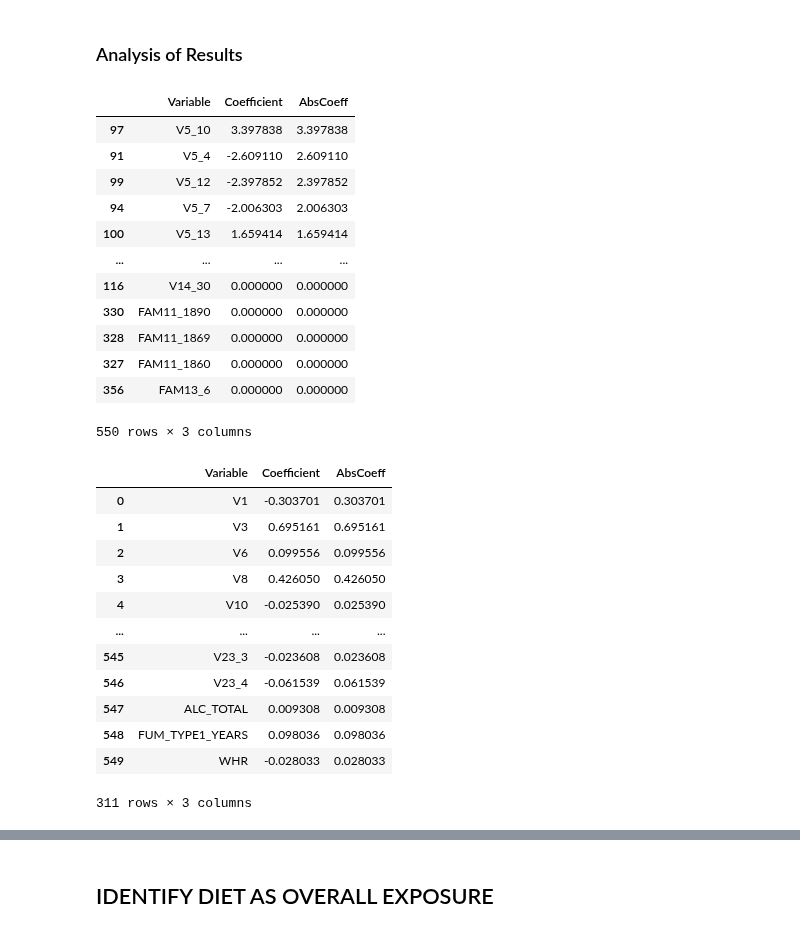
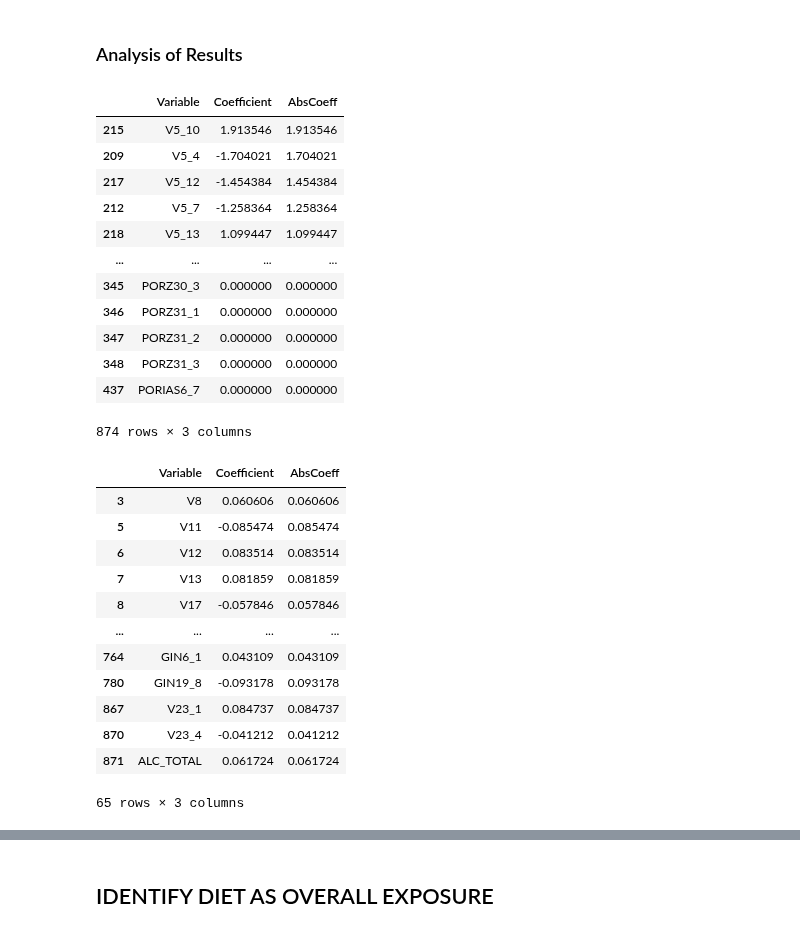
Before and after one commit to Paolaloi/EpidemLab, a Jupyter notebook: PL.ipynb, the cells around one changed output, grey strips where cells are left out. Drawn from its saved outputs; the diff is of its cells as text; code cells hidden in the pictures.

```diff
--- a/PL.ipynb
+++ b/PL.ipynb
@@ -606,10 +606,25 @@ non_diet_var = ['V1',
 # REMOVING DIET VARIABLES
 diet_vars = [
     # Fats
-    'COND1', 'COND2', 'COND3', 'COND4', 'COND5', 'COND6', 'COND7', 'COND8', 'COND9', 'COND10',
+    'COND1_1', 'COND1_2', 'COND1_3', 'COND1_4', 'COND1_5', 'COND1_6', 'COND1_7',
+    'COND2_1', 'COND2_2', 'COND2_3', 'COND2_5', 'COND2_6', 'COND2_8',
+    'COND3_1', 'COND3_2', 'COND3_3', 'COND3_4', 'COND3_5', 'COND3_6', 'COND3_7', 'COND3_8',
+    'COND4_1', 'COND4_2', 'COND4_3', 'COND4_4', 'COND4_5', 'COND4_6', 'COND4_7', 'COND4_8',
+    'COND5_1', 'COND5_2', 'COND5_3', 'COND5_4', 'COND5_5', 'COND5_6', 'COND5_7', 'COND5_8',
+    'COND6_1', 'COND6_2', 'COND6_3', 'COND6_4', 'COND6_5', 'COND6_6', 'COND6_7', 'COND6_8',
+    'COND7_1', 'COND7_2', 'COND7_3', 'COND7_4', 'COND7_5', 'COND7_6', 'COND7_7', 'COND7_8',
+    'COND8_1', 'COND8_2', 'COND8_3', 'COND8_4', 'COND8_5', 'COND8_6', 'COND8_7', 'COND8_8',
+    'COND9_1', 'COND9_2', 'COND9_3', 'COND9_4', 'COND9_5', 'COND9_6', 'COND9_7', 'COND9_8',
+    'COND10_1', 'COND10_2', 'COND10_3', 'COND10_4', 'COND10_5', 'COND10_6', 'COND10_7', 'COND10_8',
+    'COND11_2', 'COND11_3',
+    'COND12_2', 'COND12_3',
+    'COND13_2', 'COND13_3',
+    'COND14_1', 'COND14_3',
+    'COND15_2',
+    'COND16_1', 'COND16_2', 'COND16_3',
+    'COND17_2', 'COND17_3',
 
     # Transversal Alimentary Habits
-    'COND11', 'COND12', 'COND13', 'COND14', 'COND15', 'COND16', 'COND17',
     'PASTI1', 'PASTI2',
 
     # Milk
@@ -656,7 +671,7 @@ We now remove all diet-related variables from the dataset.
 # %%
 # CREATE A DATAFRAME WITH ALL VARIABLES EXCEPT DIET-RELATED
 existing_cols = [col for col in non_diet_var if col in data.columns]
-non_diet_data = data[existing_cols].copy()
+non_diet_data = data.drop(columns=diet_vars).copy()
 non_diet_data
 # %% [output]
 |  | V1 | V2 | V3 | V6 | V8 | V10 | V11 | V12 | V13 | V17 | ... | ... |
@@ -780,33 +790,33 @@ lasso_results_sorted = lasso_results.sort_values(by='AbsCoeff', ascending=False)
 lasso_results_sorted
 # %% [output]
 |  | Variable | Coefficient | AbsCoeff |
-| 97 | V5_10 | 3.397838 | 3.397838 |
-| 91 | V5_4 | -2.609110 | 2.609110 |
-| 99 | V5_12 | -2.397852 | 2.397852 |
-| 94 | V5_7 | -2.006303 | 2.006303 |
-| 100 | V5_13 | 1.659414 | 1.659414 |
+| 215 | V5_10 | 1.913546 | 1.913546 |
+| 209 | V5_4 | -1.704021 | 1.704021 |
+| 217 | V5_12 | -1.454384 | 1.454384 |
+| 212 | V5_7 | -1.258364 | 1.258364 |
+| 218 | V5_13 | 1.099447 | 1.099447 |
 | ... | ... | ... | ... |
-| 116 | V14_30 | 0.000000 | 0.000000 |
-| 330 | FAM11_1890 | 0.000000 | 0.000000 |
-| 328 | FAM11_1869 | 0.000000 | 0.000000 |
-| 327 | FAM11_1860 | 0.000000 | 0.000000 |
-| 356 | FAM13_6 | 0.000000 | 0.000000 |
+| 345 | PORZ30_3 | 0.000000 | 0.000000 |
+| 346 | PORZ31_1 | 0.000000 | 0.000000 |
+| 347 | PORZ31_2 | 0.000000 | 0.000000 |
+| 348 | PORZ31_3 | 0.000000 | 0.000000 |
+| 437 | PORIAS6_7 | 0.000000 | 0.000000 |
-550 rows × 3 columns
+874 rows × 3 columns
 # %%
 # List of confounders to keep for the analysis
-selected_confounders = lasso_results[lasso_results['Coefficient'] != 0]
+selected_confounders = lasso_results[lasso_results['AbsCoeff'] >= 0.04]
 selected_confounders
 # %% [output]
 |  | Variable | Coefficient | AbsCoeff |
-| 0 | V1 | -0.303701 | 0.303701 |
-| 1 | V3 | 0.695161 | 0.695161 |
-| 2 | V6 | 0.099556 | 0.099556 |
-| 3 | V8 | 0.426050 | 0.426050 |
-| 4 | V10 | -0.025390 | 0.025390 |
+| 3 | V8 | 0.060606 | 0.060606 |
+| 5 | V11 | -0.085474 | 0.085474 |
+| 6 | V12 | 0.083514 | 0.083514 |
+| 7 | V13 | 0.081859 | 0.081859 |
+| 8 | V17 | -0.057846 | 0.057846 |
 | ... | ... | ... | ... |
-| 545 | V23_3 | -0.023608 | 0.023608 |
-| 546 | V23_4 | -0.061539 | 0.061539 |
-| 547 | ALC_TOTAL | 0.009308 | 0.009308 |
-| 548 | FUM_TYPE1_YEARS | 0.098036 | 0.098036 |
-| 549 | WHR | -0.028033 | 0.028033 |
+| 764 | GIN6_1 | 0.043109 | 0.043109 |
+| 780 | GIN19_8 | -0.093178 | 0.093178 |
+| 867 | V23_1 | 0.084737 | 0.084737 |
+| 870 | V23_4 | -0.041212 | 0.041212 |
+| 871 | ALC_TOTAL | 0.061724 | 0.061724 |
-311 rows × 3 columns
+65 rows × 3 columns
```
Also changed, not shown: parts of 12 cells of this notebook.
